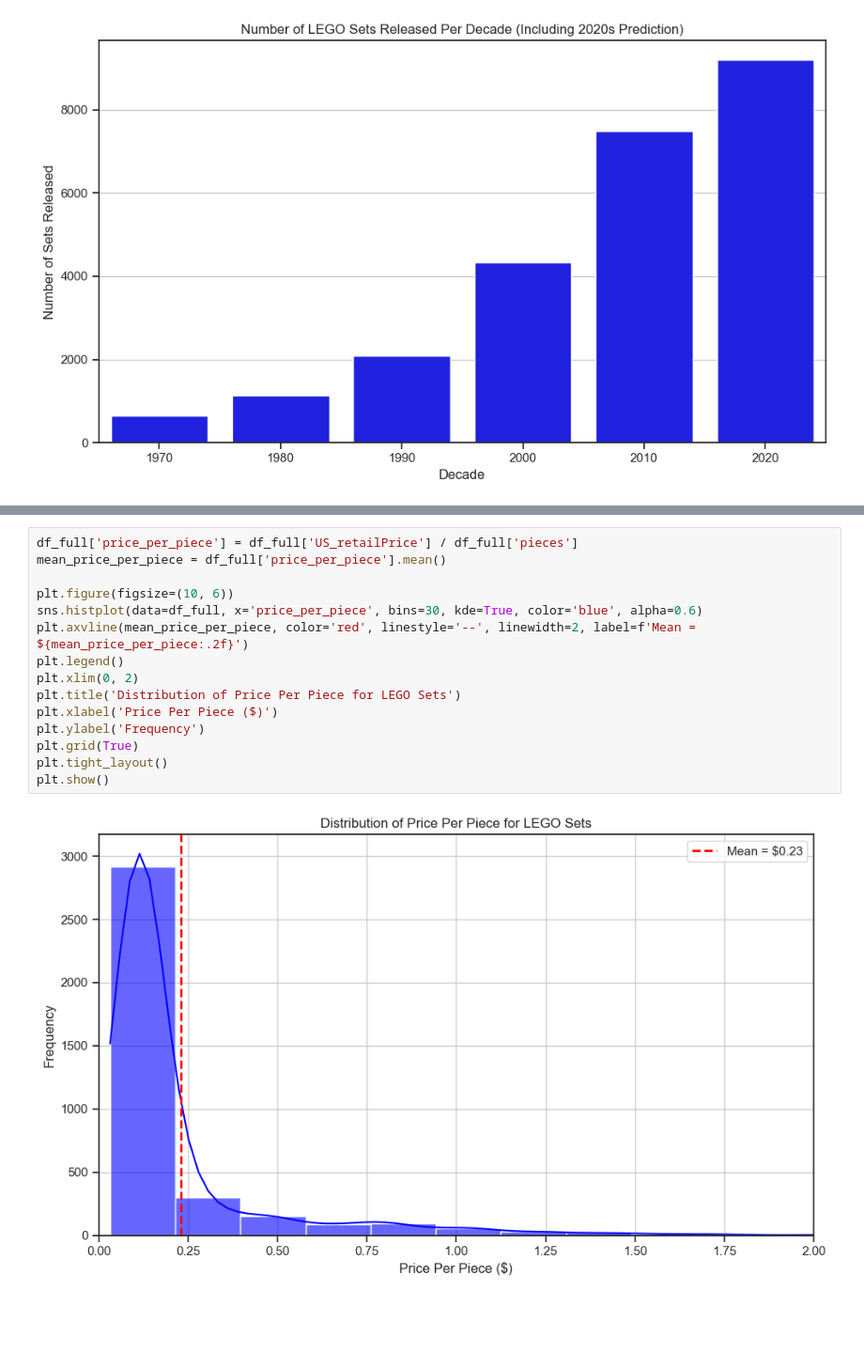
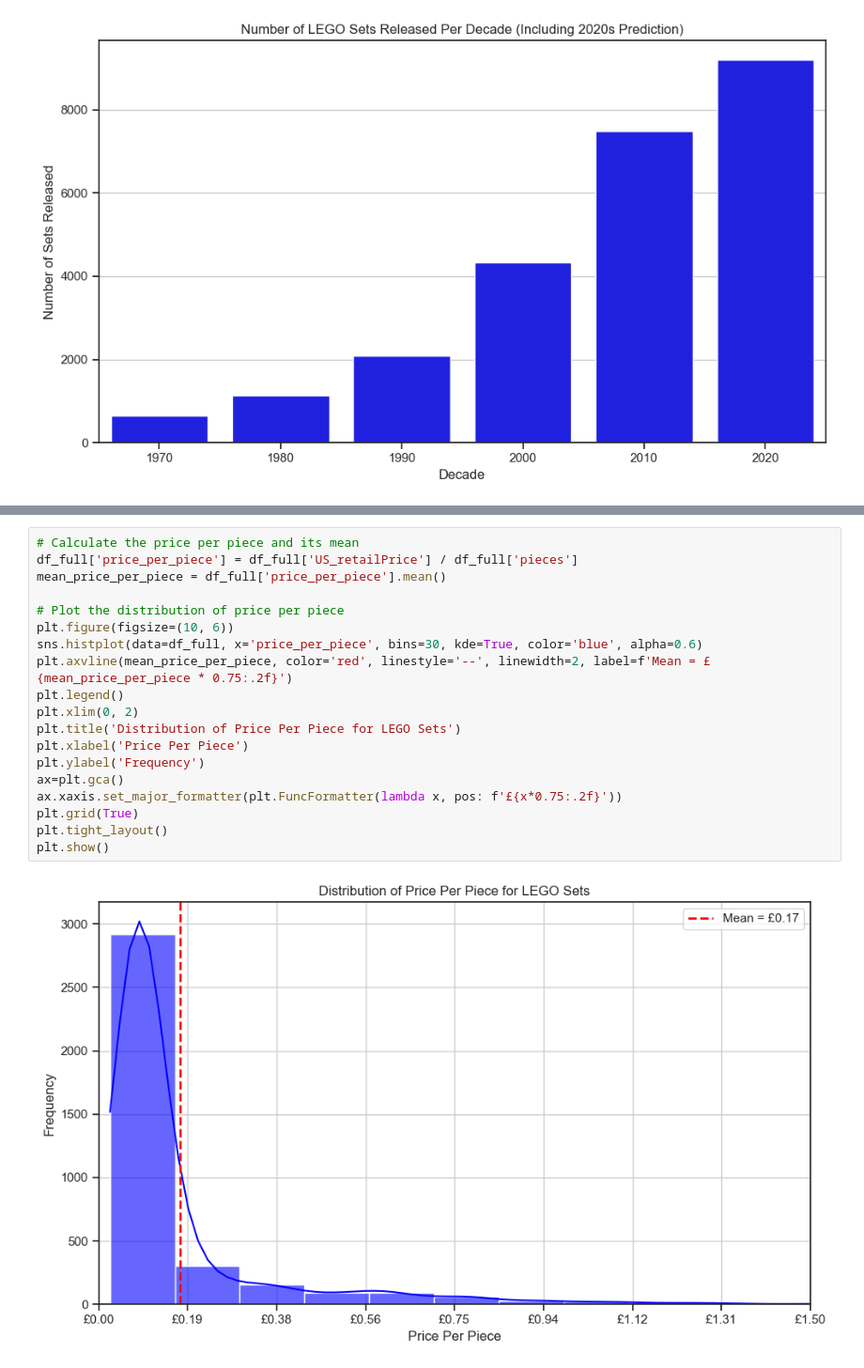
Before and after one commit to jamiefor3/Lego_Project, a Jupyter notebook: Lego_Analysis.ipynb, the cells around one changed output, grey strips where cells are left out. Shown at 94% size. Saved outputs shown, nothing was run; the diff lists cells and outputs as text; blank space fills up the shorter version.

```diff
--- a/Lego_Analysis.ipynb
+++ b/Lego_Analysis.ipynb
@@ -112,18 +116,22 @@ plt.show()
 # %%
+# Calculate the price per piece and its mean
 df_full['price_per_piece'] = df_full['US_retailPrice'] / df_full['pieces']
 mean_price_per_piece = df_full['price_per_piece'].mean()
 
+# Plot the distribution of price per piece
 plt.figure(figsize=(10, 6))
 sns.histplot(data=df_full, x='price_per_piece', bins=30, kde=True, color='blue', alpha=0.6)
-plt.axvline(mean_price_per_piece, color='red', linestyle='--', linewidth=2, label=f'Mean = ${mean_price_per_piece:.2f}')
+plt.axvline(mean_price_per_piece, color='red', linestyle='--', linewidth=2, label=f'Mean = £{mean_price_per_piece * 0.75:.2f}')
 plt.legend()
 plt.xlim(0, 2)
 plt.title('Distribution of Price Per Piece for LEGO Sets')
-plt.xlabel('Price Per Piece ($)')
+plt.xlabel('Price Per Piece')
 plt.ylabel('Frequency')
+ax=plt.gca()
+ax.xaxis.set_major_formatter(plt.FuncFormatter(lambda x, pos: f'£{x*0.75:.2f}'))
 plt.grid(True)
 plt.tight_layout()
 plt.show()
 # %% [output]
-[figure, old version]
+[figure, new version]
 # %%
```
Also changed, not shown: parts of 5 cells of this notebook, 9 other files.
